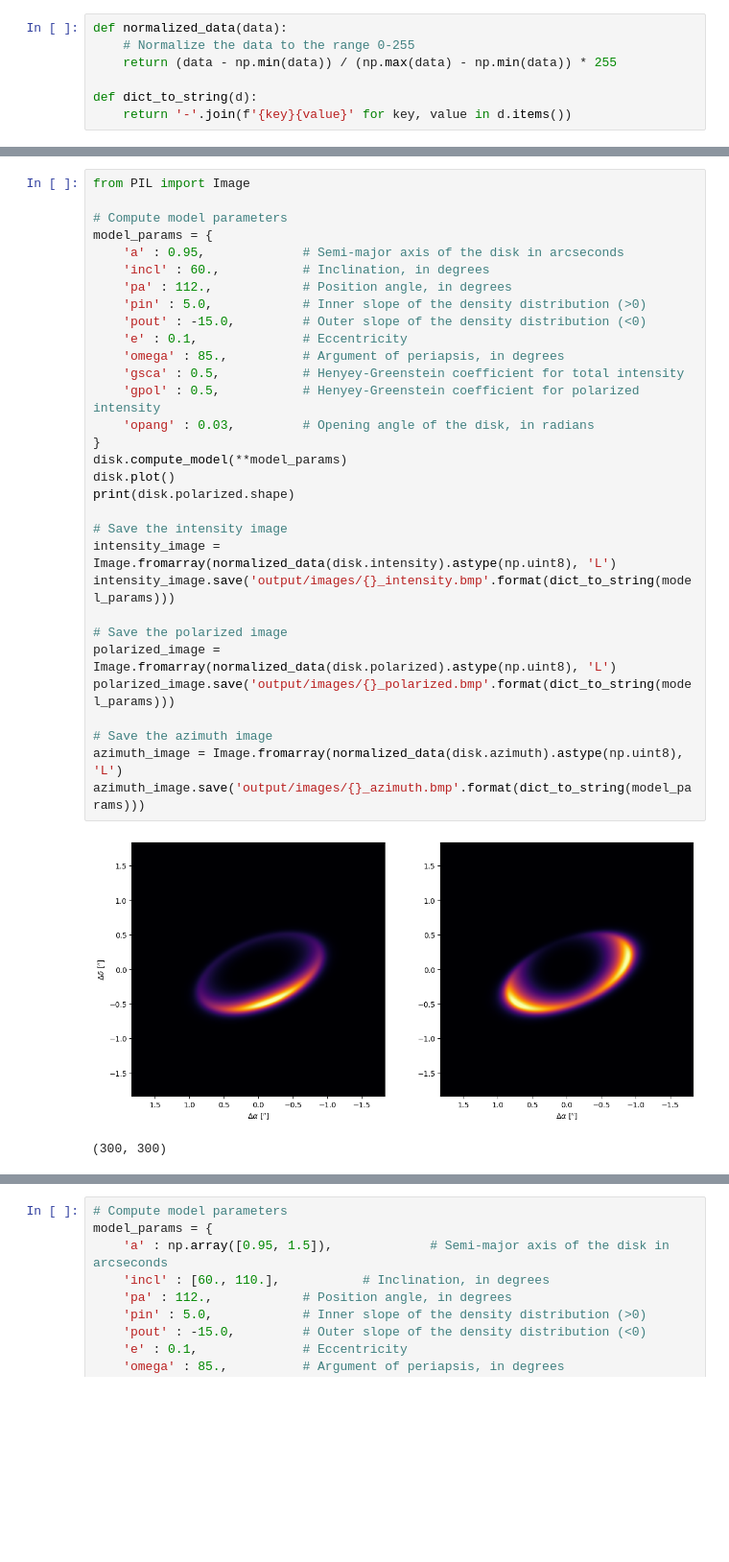
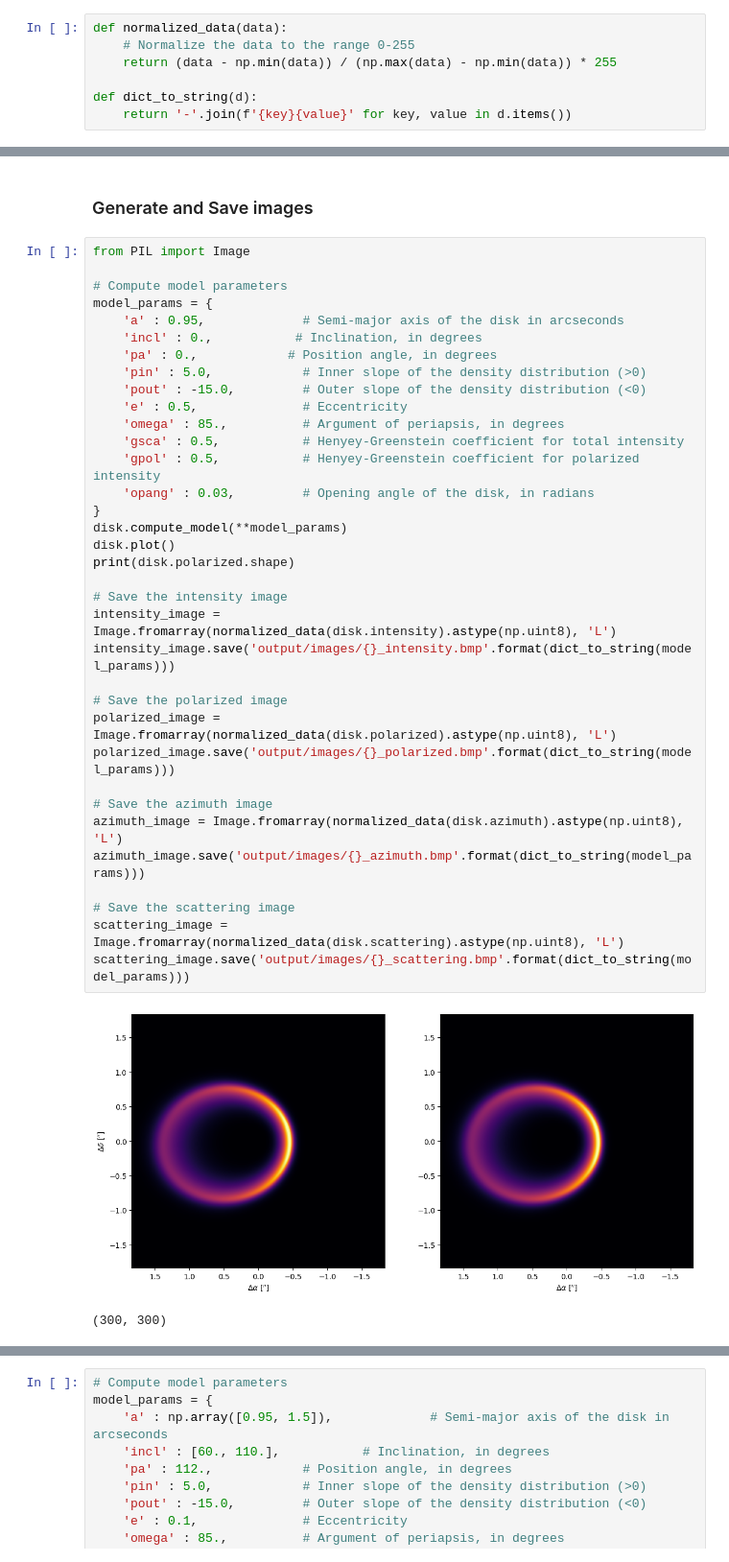
Before and after one commit to Kalmika/DDiT, a Jupyter notebook: generation.ipynb, the cells around one changed output, grey strips where cells are left out. Shown at 96% size. Cells and saved outputs as stored; diff of their text form; blank space fills up the shorter version.

```diff
--- a/generation.ipynb
+++ b/generation.ipynb
@@ -22,34 +200,40 @@ def dict_to_string(d):
+# %% [markdown]
+### Generate and Save images
 # %%
 from PIL import Image
 
 # Compute model parameters
 model_params = {
     'a' : 0.95,             # Semi-major axis of the disk in arcseconds
-    'incl' : 60.,           # Inclination, in degrees
-    'pa' : 112.,            # Position angle, in degrees
+    'incl' : 0.,           # Inclination, in degrees
+    'pa' : 0.,            # Position angle, in degrees
     'pin' : 5.0,            # Inner slope of the density distribution (>0)
     'pout' : -15.0,         # Outer slope of the density distribution (<0)
-    'e' : 0.1,              # Eccentricity
+    'e' : 0.5,              # Eccentricity
     'omega' : 85.,          # Argument of periapsis, in degrees
     'gsca' : 0.5,           # Henyey-Greenstein coefficient for total intensity
     'gpol' : 0.5,           # Henyey-Greenstein coefficient for polarized intensity
     'opang' : 0.03,         # Opening angle of the disk, in radians
 }
 disk.compute_model(**model_params)
 disk.plot()
 print(disk.polarized.shape)
 
 # Save the intensity image
 intensity_image = Image.fromarray(normalized_data(disk.intensity).astype(np.uint8), 'L')
 intensity_image.save('output/images/{}_intensity.bmp'.format(dict_to_string(model_params)))
 
 # Save the polarized image
 polarized_image = Image.fromarray(normalized_data(disk.polarized).astype(np.uint8), 'L')
 polarized_image.save('output/images/{}_polarized.bmp'.format(dict_to_string(model_params)))
 
 # Save the azimuth image
 azimuth_image = Image.fromarray(normalized_data(disk.azimuth).astype(np.uint8), 'L')
 azimuth_image.save('output/images/{}_azimuth.bmp'.format(dict_to_string(model_params)))
+
+# Save the scattering image
+scattering_image = Image.fromarray(normalized_data(disk.scattering).astype(np.uint8), 'L')
+scattering_image.save('output/images/{}_scattering.bmp'.format(dict_to_string(model_params)))
 # %% [output]
-[figure, old version]
+[figure, new version]
 (300, 300)
```
Also changed, not shown: parts of 24 cells of this notebook, 1 other file.
